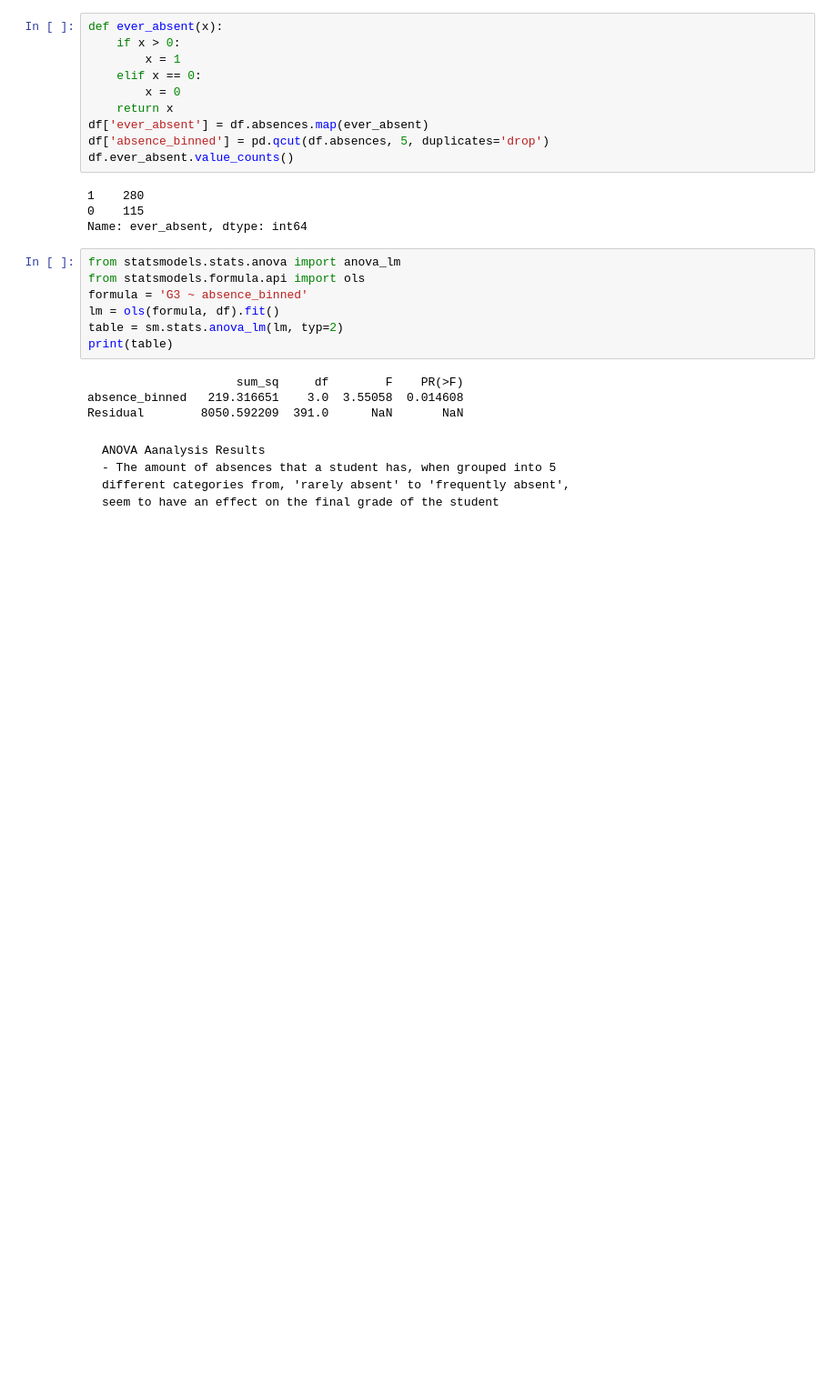
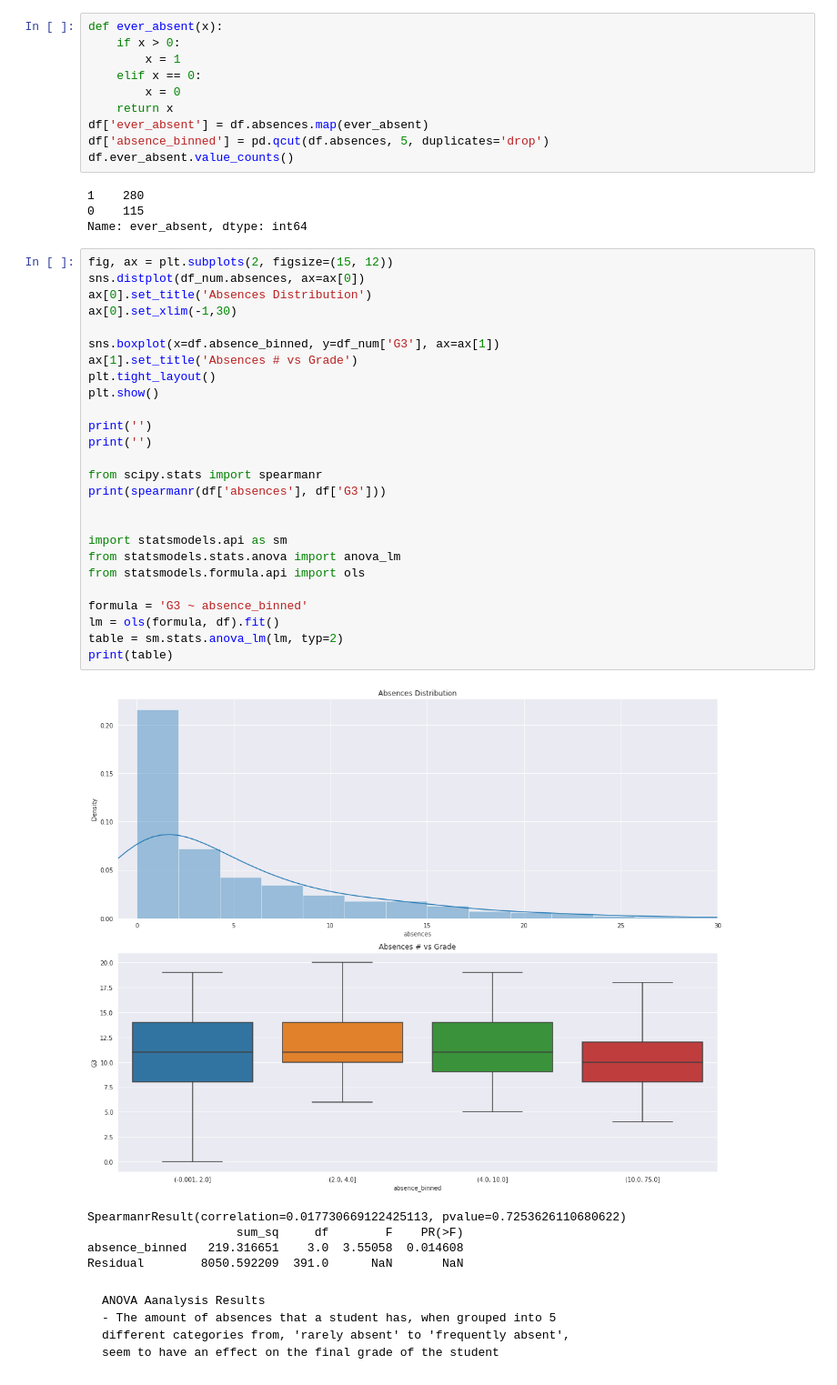
Before and after one commit to CamLadd/math_student_regression, a Jupyter notebook: math_grade_regression.ipynb, the cells around one changed output. Shown at 91% size. Drawn from its saved outputs; the diff is of its cells as text; blank space fills up the shorter version.

```diff
--- a/math_grade_regression.ipynb
+++ b/math_grade_regression.ipynb
@@ -64,13 +82,34 @@ df.ever_absent.value_counts()
 0    115
 Name: ever_absent, dtype: int64
 # %%
+fig, ax = plt.subplots(2, figsize=(15, 12))
+sns.distplot(df_num.absences, ax=ax[0])
+ax[0].set_title('Absences Distribution')
+ax[0].set_xlim(-1,30)
+
+sns.boxplot(x=df.absence_binned, y=df_num['G3'], ax=ax[1])
+ax[1].set_title('Absences # vs Grade')
+plt.tight_layout()
+plt.show()
+
+print('')
+print('')
+
+from scipy.stats import spearmanr
+print(spearmanr(df['absences'], df['G3']))
+
+
+import statsmodels.api as sm
 from statsmodels.stats.anova import anova_lm
 from statsmodels.formula.api import ols
+
 formula = 'G3 ~ absence_binned'
 lm = ols(formula, df).fit()
 table = sm.stats.anova_lm(lm, typ=2)
 print(table)
 # %% [output]
+[figure, added]
+SpearmanrResult(correlation=0.017730669122425113, pvalue=0.7253626110680622)
                      sum_sq     df        F    PR(>F)
 absence_binned   219.316651    3.0  3.55058  0.014608
 Residual        8050.592209  391.0      NaN       NaN
```
Also changed, not shown: parts of 21 cells of this notebook.
